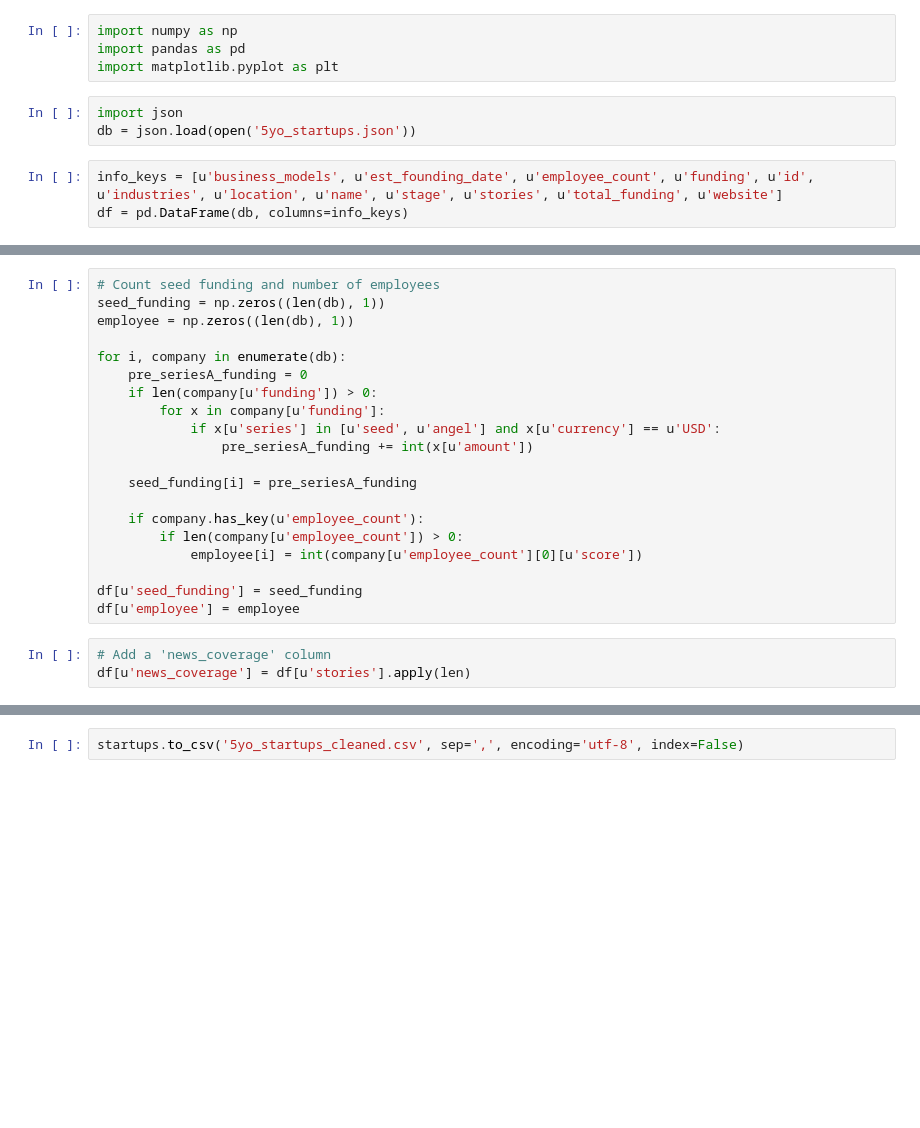
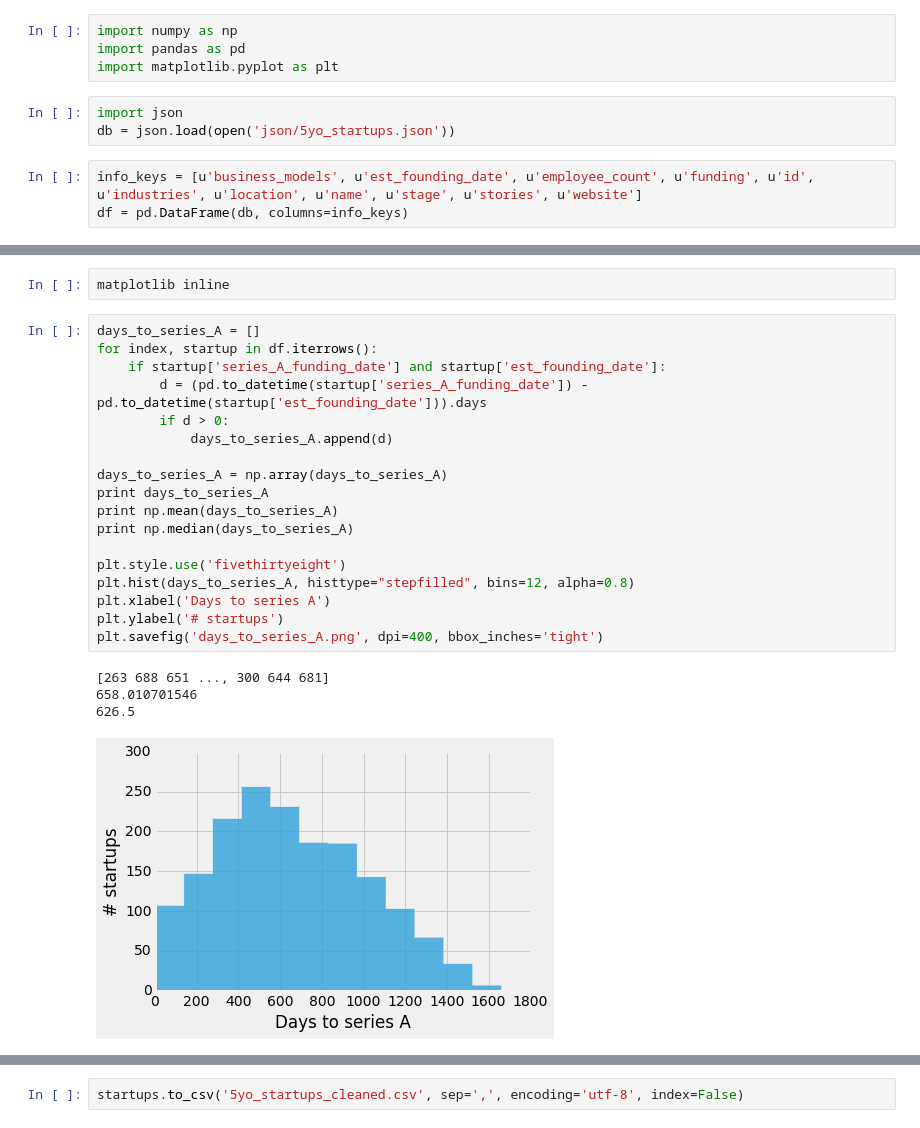
Before and after one commit to ylee0519/insight-project, a Jupyter notebook: clean_data.ipynb, the cells around one changed output, grey strips where cells are left out. Saved outputs shown, nothing was run; the diff lists cells and outputs as text; blank space fills up the shorter version.

```diff
--- a/clean_data.ipynb
+++ b/clean_data.ipynb
@@ -4,7 +4,7 @@ import pandas as pd
 import matplotlib.pyplot as plt
 # %%
 import json
-db = json.load(open('5yo_startups.json'))
+db = json.load(open('json/5yo_startups.json'))
 # %%
-info_keys = [u'business_models', u'est_founding_date', u'employee_count', u'funding', u'id', u'industries', u'location', u'name', u'stage', u'stories', u'total_funding', u'website']
+info_keys = [u'business_models', u'est_founding_date', u'employee_count', u'funding', u'id', u'industries', u'location', u'name', u'stage', u'stories', u'website']
 df = pd.DataFrame(db, columns=info_keys)
@@ -13,23 +10,0 @@ NameError: name 'pd' is not defined
-# %%
-# Count seed funding and number of employees
-seed_funding = np.zeros((len(db), 1))
-employee = np.zeros((len(db), 1))
-
-for i, company in enumerate(db):
-    pre_seriesA_funding = 0
-    if len(company[u'funding']) > 0:
-        for x in company[u'funding']:
-            if x[u'series'] in [u'seed', u'angel'] and x[u'currency'] == u'USD':
-                pre_seriesA_funding += int(x[u'amount'])
-
-    seed_funding[i] = pre_seriesA_funding
-
-    if company.has_key(u'employee_count'):
-        if len(company[u'employee_count']) > 0:
-            employee[i] = int(company[u'employee_count'][0][u'score'])
-
-df[u'seed_funding'] = seed_funding
-df[u'employee'] = employee
-# %%
-# Add a 'news_coverage' column
-df[u'news_coverage'] = df[u'stories'].apply(len)
@@ -36,3 +89,28 @@ df[u'news_coverage'] = df[u'stories'].apply(len)
+# %%
+matplotlib inline
+# %%
+days_to_series_A = []
+for index, startup in df.iterrows():
+    if startup['series_A_funding_date'] and startup['est_founding_date']:
+        d = (pd.to_datetime(startup['series_A_funding_date']) - pd.to_datetime(startup['est_founding_date'])).days
+        if d > 0:
+            days_to_series_A.append(d)
+
+days_to_series_A = np.array(days_to_series_A)
+print days_to_series_A
+print np.mean(days_to_series_A)
+print np.median(days_to_series_A)
+
+plt.style.use('fivethirtyeight')
+plt.hist(days_to_series_A, histtype="stepfilled", bins=12, alpha=0.8)
+plt.xlabel('Days to series A')
+plt.ylabel('# startups')
+plt.savefig('days_to_series_A.png', dpi=400, bbox_inches='tight')
+# %% [output]
+[263 688 651 ..., 300 644 681]
+658.010701546
+626.5
+[figure, added]
 # %%
 # Create dummy variables for business models
 business_model_iter = (set(x) for x in df.business_models)
```
Also changed, not shown: parts of 9 cells of this notebook, 2 other files.
